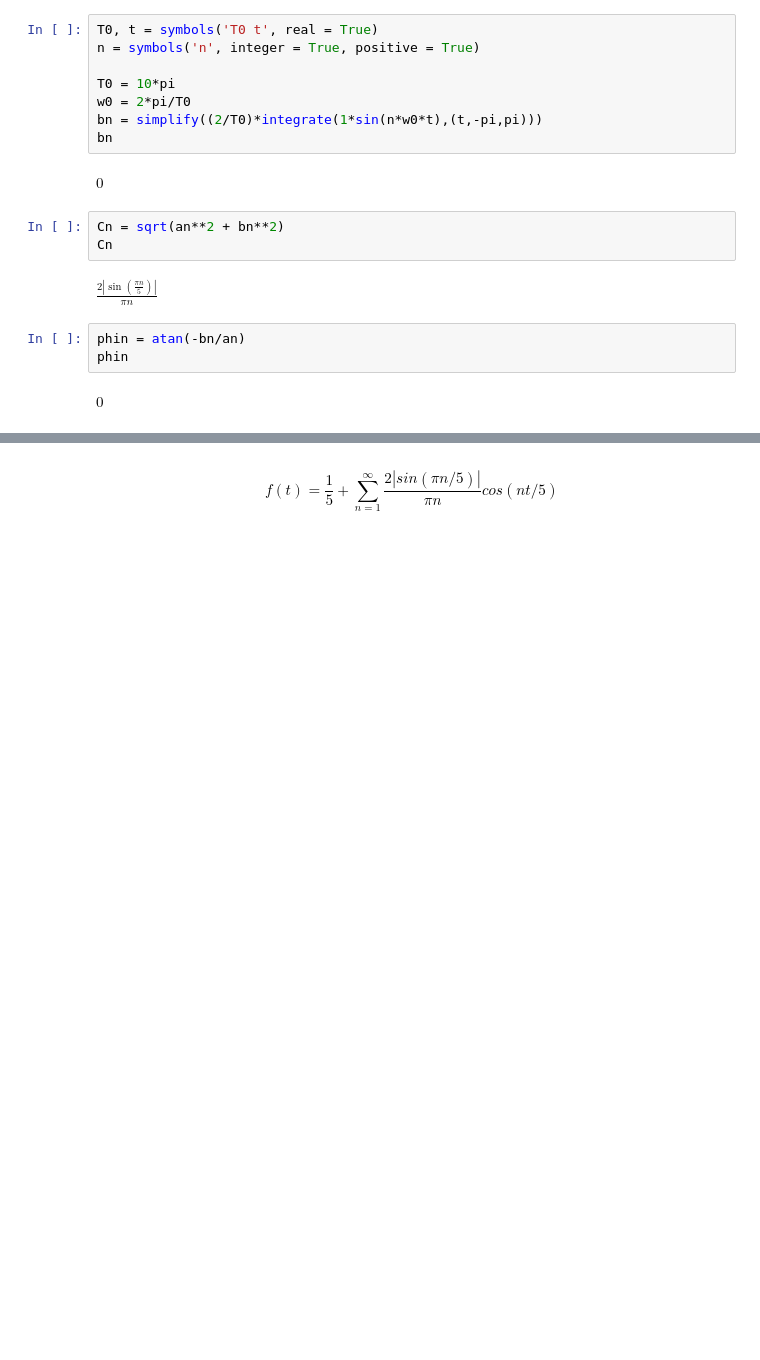
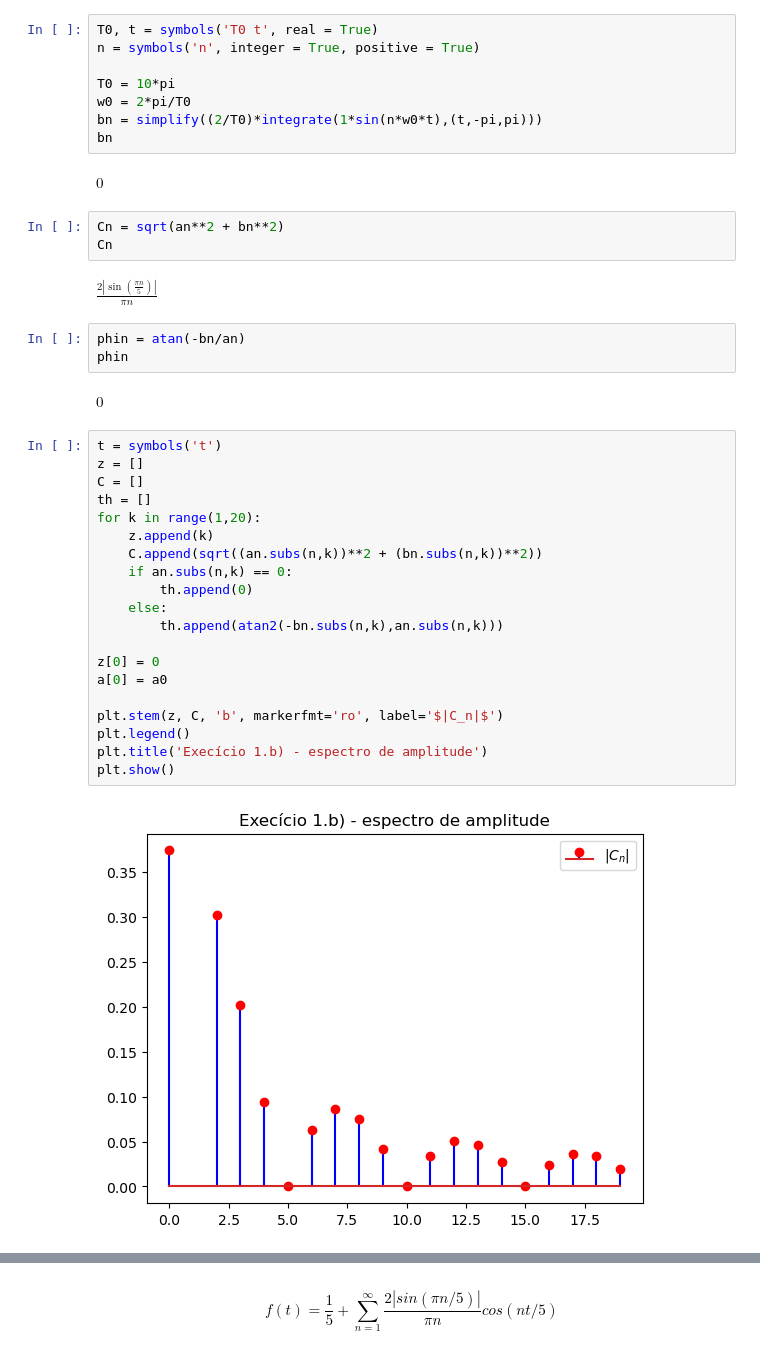
Before and after one commit to Futuriiiii/sinais, a Jupyter notebook: listas/Lista_2_CARLOS_RAFAEL_TORRES_MIRANDA_NOVACK.ipynb, the cells around one changed output, grey strips where cells are left out. Cells and saved outputs as stored; diff of their text form; blank space fills up the shorter version.

```diff
--- a/listas/Lista_2_CARLOS_RAFAEL_TORRES_MIRANDA_NOVACK.ipynb
+++ b/listas/Lista_2_CARLOS_RAFAEL_TORRES_MIRANDA_NOVACK.ipynb
@@ -173,3 +173,25 @@ phin = atan(-bn/an)
 phin
 # %% [output]
 $\displaystyle 0$
+# %%
+t = symbols('t')
+z = []
+C = []
+th = []
+for k in range(1,20):
+    z.append(k)
+    C.append(sqrt((an.subs(n,k))**2 + (bn.subs(n,k))**2))
+    if an.subs(n,k) == 0:
+        th.append(0)
+    else:
+        th.append(atan2(-bn.subs(n,k),an.subs(n,k)))
+
+z[0] = 0
+a[0] = a0
+
+plt.stem(z, C, 'b', markerfmt='ro', label='$|C_n|$')
+plt.legend()
+plt.title('Execício 1.b) - espectro de amplitude')
+plt.show()
+# %% [output]
+[figure, added]
```
Also changed, not shown: parts of 70 cells of this notebook, 1 other file.
